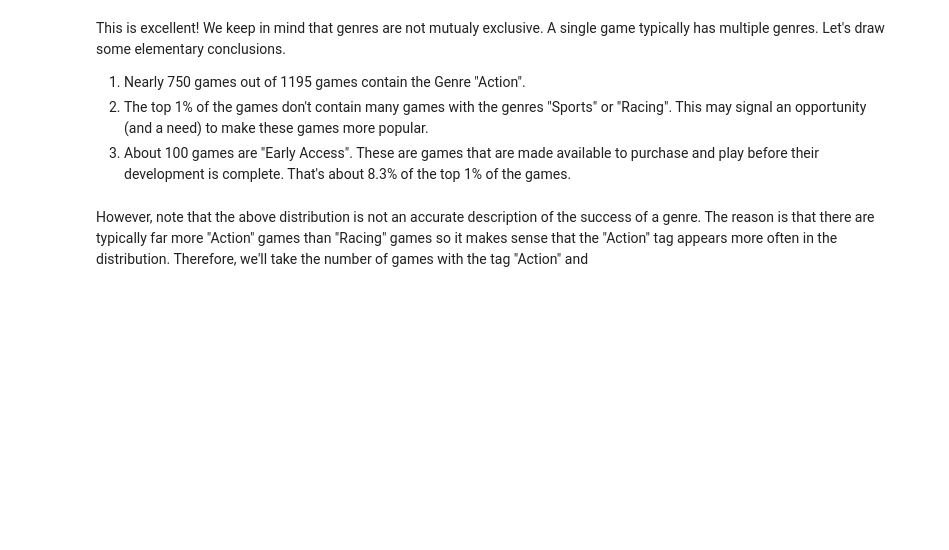
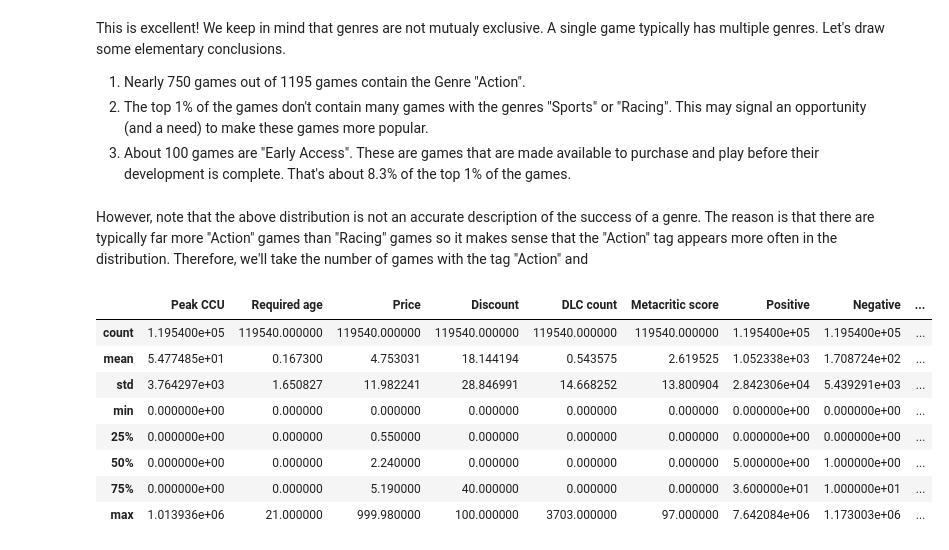
Before and after one commit to shujoshi-git/steam-games-recommender, a Jupyter notebook: steam_games.ipynb, the cells around one changed output. Drawn from its saved outputs; the diff is of its cells as text; code cells hidden in the pictures; blank space fills up the shorter version.

```diff
--- a/steam_games.ipynb
+++ b/steam_games.ipynb
@@ -330,3 +330,15 @@ This is excellent! We keep in mind that genres are not mutualy exclusive. A sing
 3. About 100 games are "Early Access". These are games that are made available to purchase and play before their development is complete. That's about 8.3% of the top 1% of the games.
 # %% [markdown]
 However, note that the above distribution is not an accurate description of the success of a genre. The reason is that there are typically far more "Action" games than "Racing" games so it makes sense that the "Action" tag appears more often in the distribution. Therefore, we'll take the number of games with the tag "Action" and
+# %%
+df.describe()
+# %% [output]
+|  | Peak CCU | Required age | Price | Discount | DLC count | Metacritic score | Positive | Negative | ... |
+| count | 1.195400e+05 | 119540.000000 | 119540.000000 | 119540.000000 | 119540.000000 | 119540.000000 | 1.195400e+05 | 1.195400e+05 | ... |
+| mean | 5.477485e+01 | 0.167300 | 4.753031 | 18.144194 | 0.543575 | 2.619525 | 1.052338e+03 | 1.708724e+02 | ... |
+| std | 3.764297e+03 | 1.650827 | 11.982241 | 28.846991 | 14.668252 | 13.800904 | 2.842306e+04 | 5.439291e+03 | ... |
+| min | 0.000000e+00 | 0.000000 | 0.000000 | 0.000000 | 0.000000 | 0.000000 | 0.000000e+00 | 0.000000e+00 | ... |
+| 25% | 0.000000e+00 | 0.000000 | 0.550000 | 0.000000 | 0.000000 | 0.000000 | 0.000000e+00 | 0.000000e+00 | ... |
+| 50% | 0.000000e+00 | 0.000000 | 2.240000 | 0.000000 | 0.000000 | 0.000000 | 5.000000e+00 | 1.000000e+00 | ... |
+| 75% | 0.000000e+00 | 0.000000 | 5.190000 | 40.000000 | 0.000000 | 0.000000 | 3.600000e+01 | 1.000000e+01 | ... |
+| max | 1.013936e+06 | 21.000000 | 999.980000 | 100.000000 | 3703.000000 | 97.000000 | 7.642084e+06 | 1.173003e+06 | ... |
```
Also changed, not shown: parts of 2 cells of this notebook.
